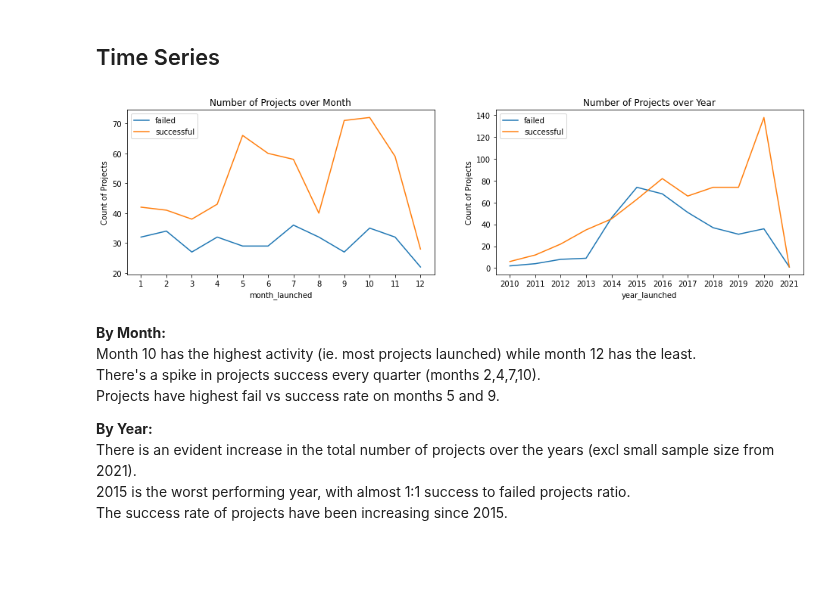
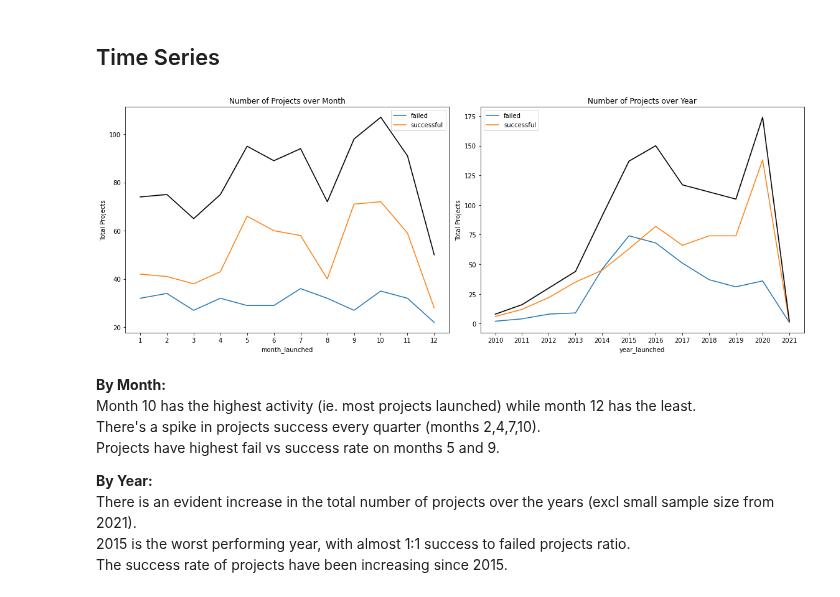
Before and after one commit to chuabern/BT4222_GrpProject, a Jupyter notebook: EDA.ipynb, the cells around one changed output. Drawn from its saved outputs; the diff is of its cells as text; code cells hidden in the pictures; blank space fills up the shorter version.

```diff
--- a/EDA.ipynb
+++ b/EDA.ipynb
@@ -392,32 +392,42 @@ In general, the success rate across countries are evenly distributed (~60%). <br
 Highest success rates (100%) are LU and HK, but this could be skewed due to smaller sample size (1 project and 6 projects respectively).
 # %% [markdown]
 ## Time Series
+# %%
+# Get month/year of launch/deadline
+df['month_launched'] = pd.DatetimeIndex(df['launched_at']).month.astype(int)
+df['year_launched'] = pd.DatetimeIndex(df['launched_at']).year.astype(int)
+num_cols.append('month_launched')
+num_cols.append('year_launched')
+
+df_month_total = df.groupby(['month_launched'])['id'].count().reset_index().rename(columns={'id':'Total Projects'})
+df_year_total = df.groupby(['year_launched'])['id'].count().reset_index().rename(columns={'id':'Total Projects'})
+
+df_month = df.groupby(['month_launched', 'state'])['id'].count().reset_index().rename(columns={'id':'Count of Projects'})
+df_year = df.groupby(['year_launched', 'state'])['id'].count().reset_index().rename(columns={'id':'Count of Projects'})
+
+df_month = pd.merge(df_month, df_month_total, on = ['month_launched'])
+df_year = pd.merge(df_year, df_year_total, on = ['year_launched'])
 # %%
 # Number of Projects launched over Time (month/ year)
-# Get month/year of launch/deadline
-df['month_launched'] = pd.DatetimeIndex(df['launched_at']).month.astype(int)
-df['year_launched'] = pd.DatetimeIndex(df['launched_at']).year.astype(int)
-num_cols.append('month_launched')
-num_cols.append('year_launched')
 
-df_month = df.groupby(['month_launched', 'state'])['id'].count().reset_index().rename(columns={'id':'Count of Projects'})
-df_year = df.groupby(['year_launched', 'state'])['id'].count().reset_index().rename(columns={'id':'Count of Projects'})
-
-fig, (ax1,ax2) = plt.subplots(1,2,figsize=(16,4))
+fig, (ax1,ax2) = plt.subplots(1,2,figsize=(16,6))
 
 sns.lineplot('month_launched', 'Count of Projects', hue= 'state', data = df_month, ax=ax1)
+sns.lineplot('month_launched', 'Total Projects', color= 'black', data = df_month, ax=ax1)
 ax1.set_title('Number of Projects over Month')
 ax1.legend(['failed', 'successful'])
 ax1.xaxis.set_major_locator(ticker.MultipleLocator(1))
 
 sns.lineplot('year_launched', 'Count of Projects', hue= 'state', data = df_year, ax=ax2)
+sns.lineplot('year_launched', 'Total Projects', color= 'black', data = df_year, ax=ax2)
 ax2.set_title('Number of Projects over Year')
 ax2.legend(['failed', 'successful'])
 ax2.xaxis.set_major_locator(ticker.MultipleLocator(1))
 
+plt.tight_layout()
 plt.show()
 # %% [output]
-[figure, old version]
+[figure, new version]
 # %% [markdown]
 <b> By Month: </b><br>
 Month 10 has the highest activity (ie. most projects launched) while month 12 has the least. <br>
```
Also changed, not shown: parts of 4 cells of this notebook.
